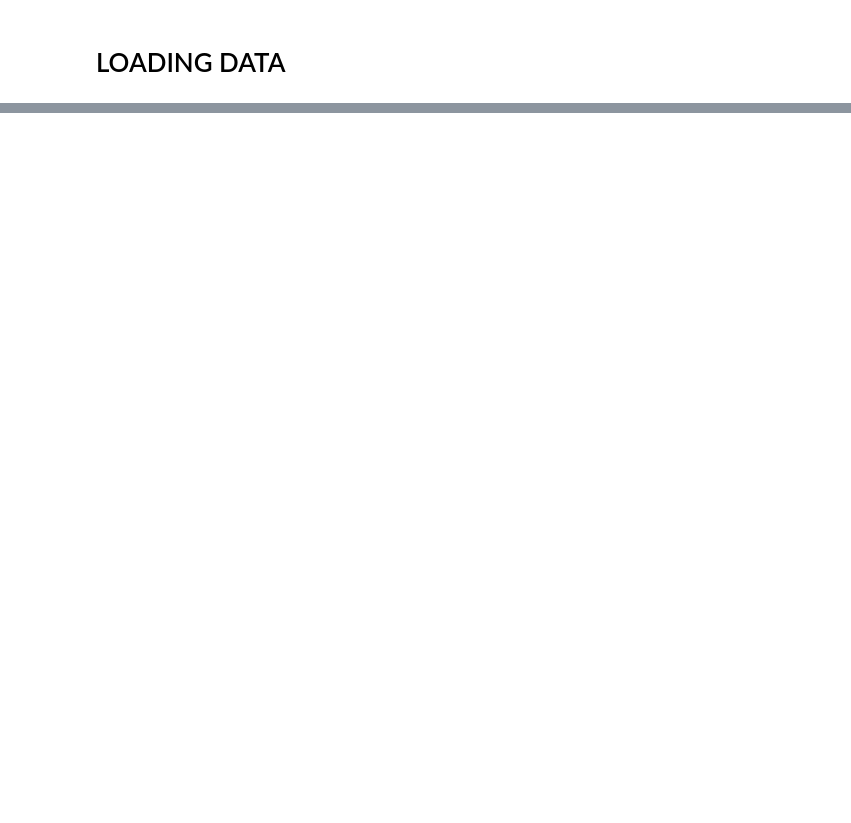
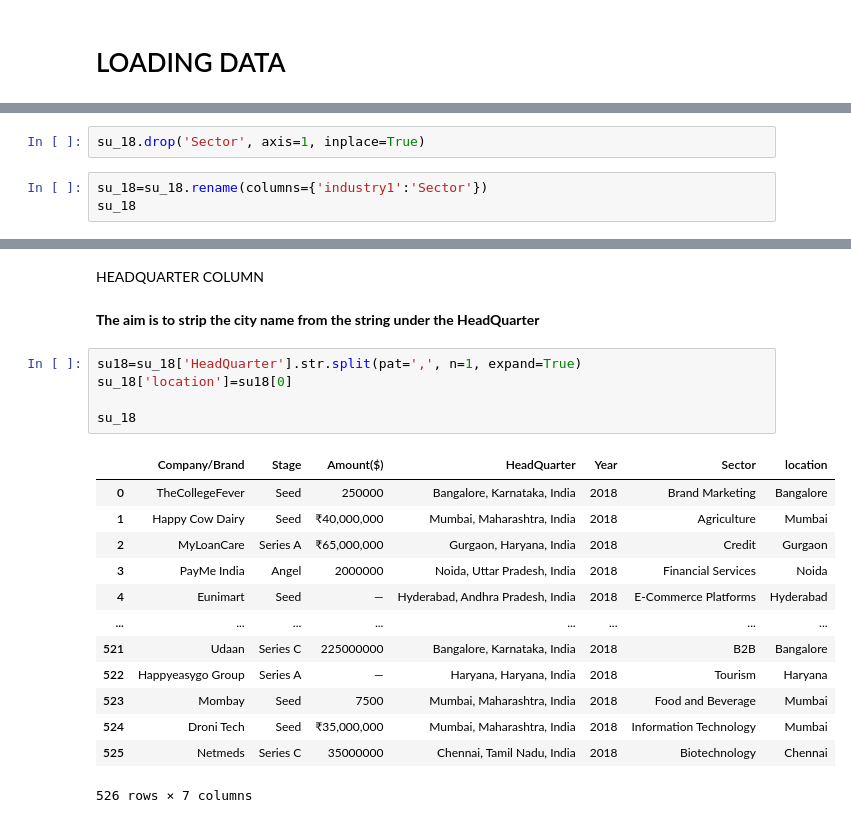
Before and after one commit to musah29/Analysis_of_Indian_Startup_Ecosystem, a Jupyter notebook: BEIJING.ipynb, the cells around one changed output, grey strips where cells are left out. Saved outputs shown, nothing was run; the diff lists cells and outputs as text; blank space fills up the shorter version.

```diff
--- a/BEIJING.ipynb
+++ b/BEIJING.ipynb
@@ -86,0 +168,5 @@ su_18.info
+# %%
+su_18.drop('Sector', axis=1, inplace=True)
+# %%
+su_18=su_18.rename(columns={'industry1':'Sector'})
+su_18
@@ -86,0 +187,23 @@ su_18.info
+# %% [markdown]
+HEADQUARTER COLUMN
+# %% [markdown]
+<b>The aim is to strip the city name from the string under the HeadQuarter<b>
+# %%
+su18=su_18['HeadQuarter'].str.split(pat=',', n=1, expand=True)
+su_18['location']=su18[0]
+
+su_18
+# %% [output]
+|  | Company/Brand | Stage | Amount($) | HeadQuarter | Year | Sector | location |
+| 0 | TheCollegeFever | Seed | 250000 | Bangalore, Karnataka, India | 2018 | Brand Marketing | Bangalore |
+| 1 | Happy Cow Dairy | Seed | ₹40,000,000 | Mumbai, Maharashtra, India | 2018 | Agriculture | Mumbai |
+| 2 | MyLoanCare | Series A | ₹65,000,000 | Gurgaon, Haryana, India | 2018 | Credit | Gurgaon |
+| 3 | PayMe India | Angel | 2000000 | Noida, Uttar Pradesh, India | 2018 | Financial Services | Noida |
+| 4 | Eunimart | Seed | — | Hyderabad, Andhra Pradesh, India | 2018 | E-Commerce Platforms | Hyderabad |
+| ... | ... | ... | ... | ... | ... | ... | ... |
+| 521 | Udaan | Series C | 225000000 | Bangalore, Karnataka, India | 2018 | B2B | Bangalore |
+| 522 | Happyeasygo Group | Series A | — | Haryana, Haryana, India | 2018 | Tourism | Haryana |
+| 523 | Mombay | Seed | 7500 | Mumbai, Maharashtra, India | 2018 | Food and Beverage | Mumbai |
+| 524 | Droni Tech | Seed | ₹35,000,000 | Mumbai, Maharashtra, India | 2018 | Information Technology | Mumbai |
+| 525 | Netmeds | Series C | 35000000 | Chennai, Tamil Nadu, India | 2018 | Biotechnology | Chennai |
+526 rows × 7 columns
```
Also changed, not shown: parts of 26 cells of this notebook.
